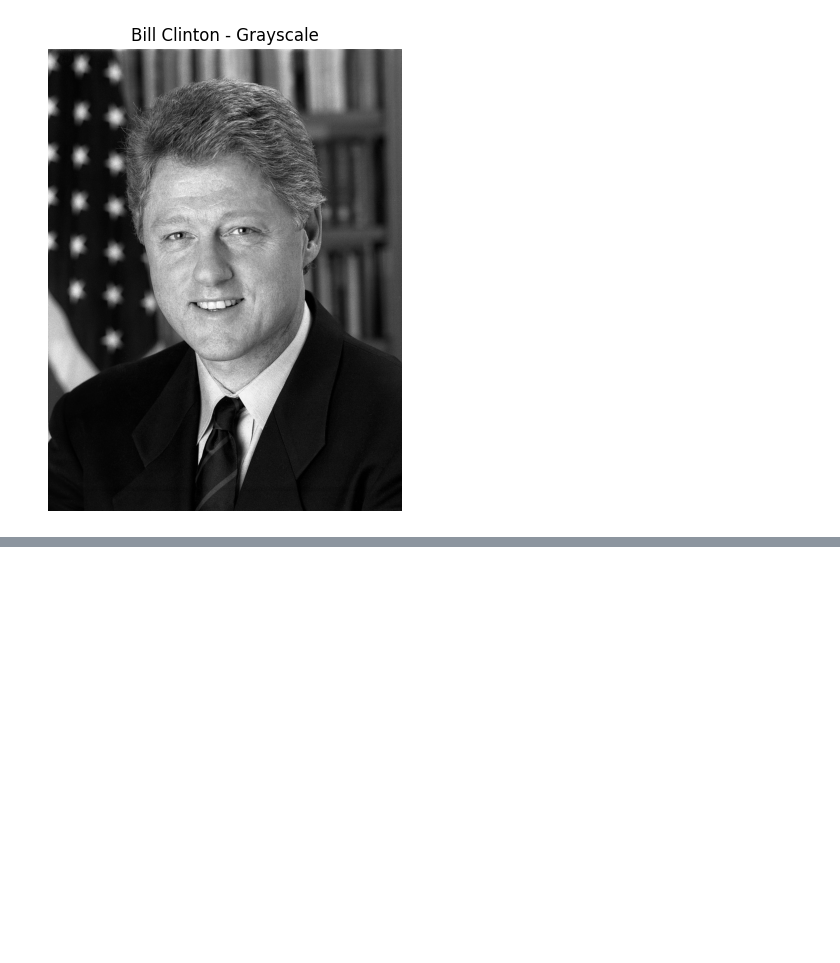
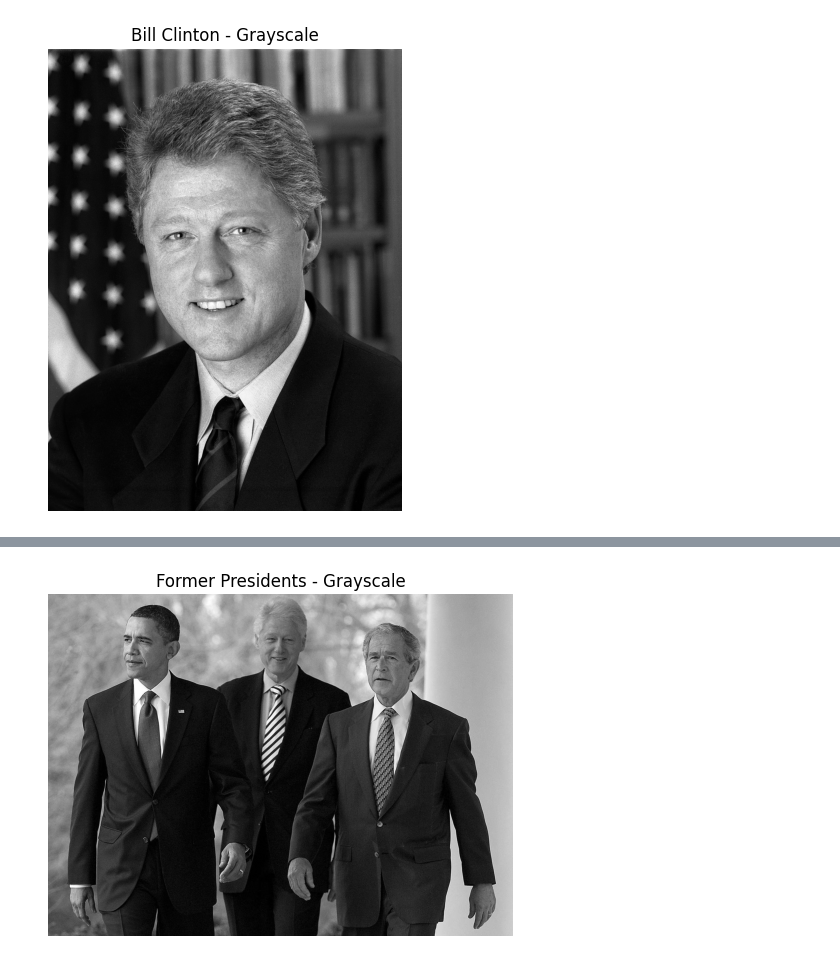
Before and after one commit to Samuel-DaS/ml-projects, a Jupyter notebook: face-detection/FaceDetection.ipynb, the cells around one changed output, grey strips where cells are left out. Cells and saved outputs as stored; diff of their text form; code cells hidden in the pictures; blank space fills up the shorter version.

```diff
--- a/face-detection/FaceDetection.ipynb
+++ b/face-detection/FaceDetection.ipynb
@@ -44,0 +62,14 @@ else:
+# %%
+Former_Presidents = cv2.imread("Former_Presidents.jpg", cv2.IMREAD_GRAYSCALE)
+
+if Former_Presidents is None:
+  print("Failed to load image")
+
+else:
+  plt.figure(figsize = (6,6))
+  plt.imshow(Former_Presidents, cmap = "gray")
+  plt.title("Former Presidents - Grayscale")
+  plt.axis("off")
+  plt.show()
+# %% [output]
+[figure, added]
```
Also changed, not shown: parts of 5 cells of this notebook.
